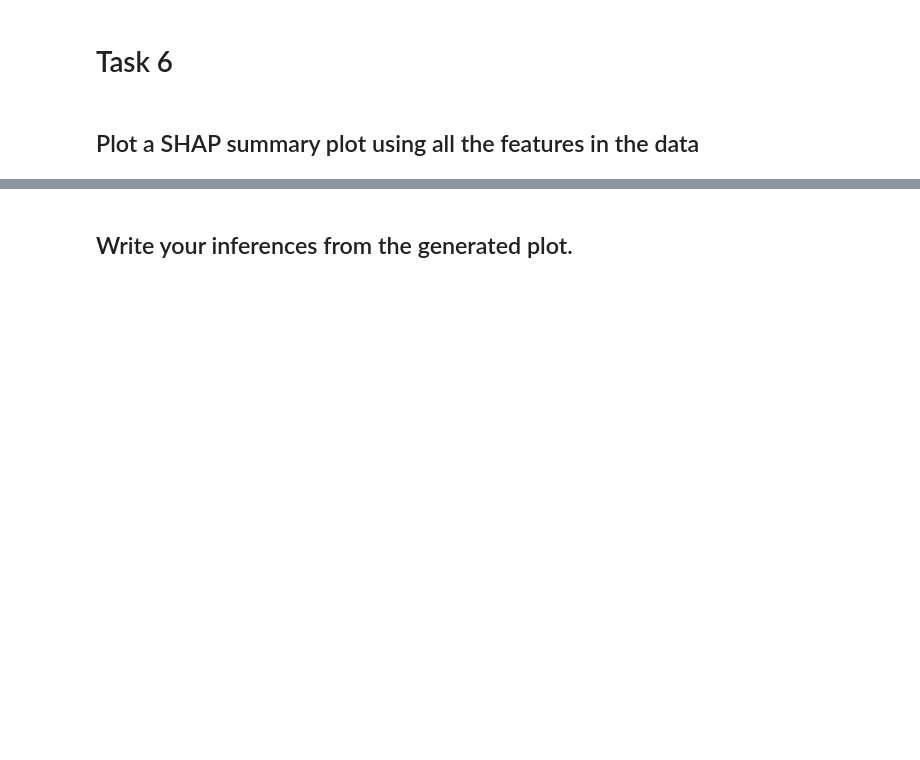
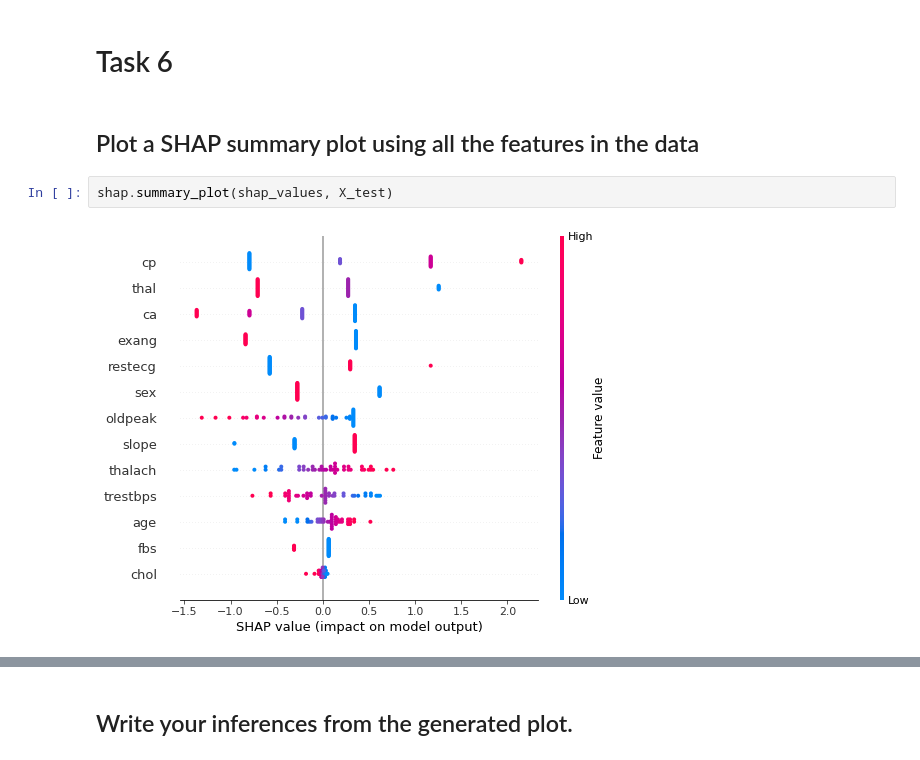
Before and after one commit to sabill/dphi-boothcamp-ml, a Jupyter notebook: Sabila_Hadinnisa_XAI.ipynb, the cells around one changed output, grey strips where cells are left out. Drawn from its saved outputs; the diff is of its cells as text; blank space fills up the shorter version.

```diff
--- a/Sabila_Hadinnisa_XAI.ipynb
+++ b/Sabila_Hadinnisa_XAI.ipynb
@@ -272,6 +292,10 @@ shap.force_plot(explainer.expected_value, shap_values[:, :], X_test.iloc[:, :])
 # Task 6
 # %% [markdown]
 ## Plot a SHAP summary plot using all the features in the data
+# %%
+shap.summary_plot(shap_values, X_test)
+# %% [output]
+[figure, added]
 # %%
 shap.summary_plot(shap_values, X_test, plot_type='bar')
 # %% [output]
```
Also changed, not shown: parts of 22 cells of this notebook.
